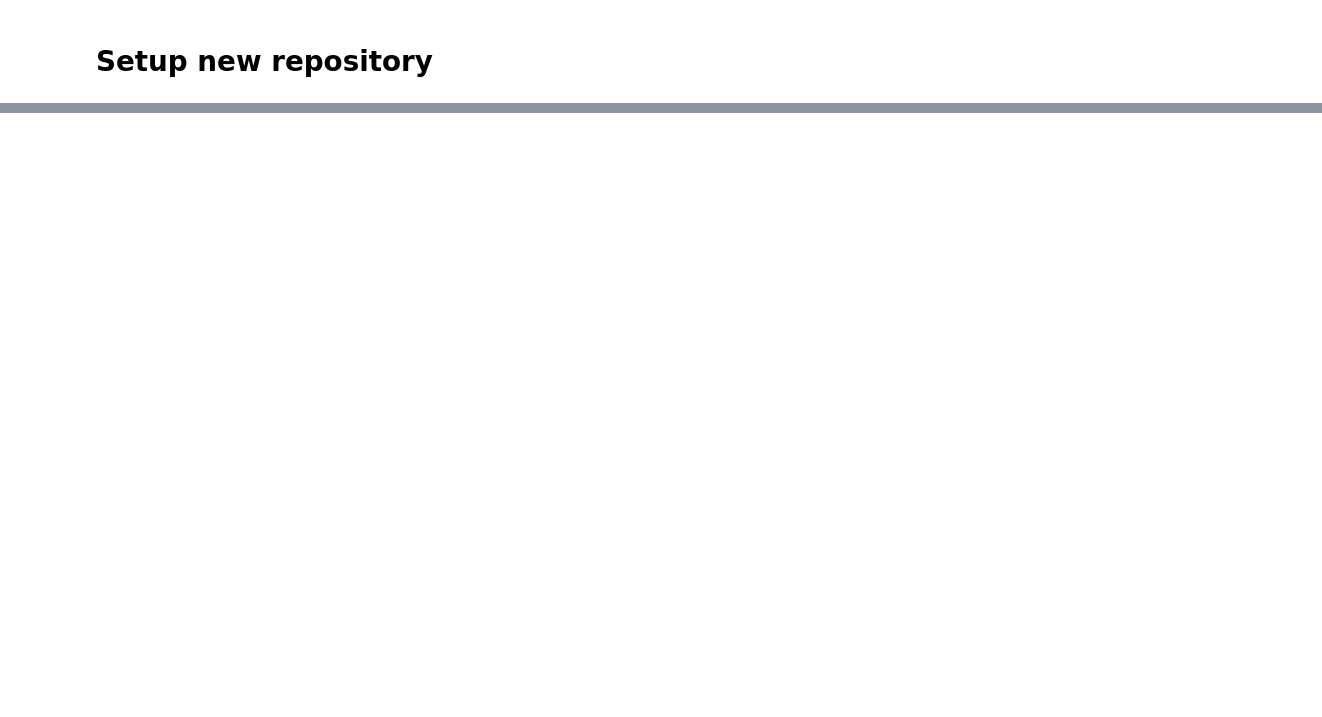
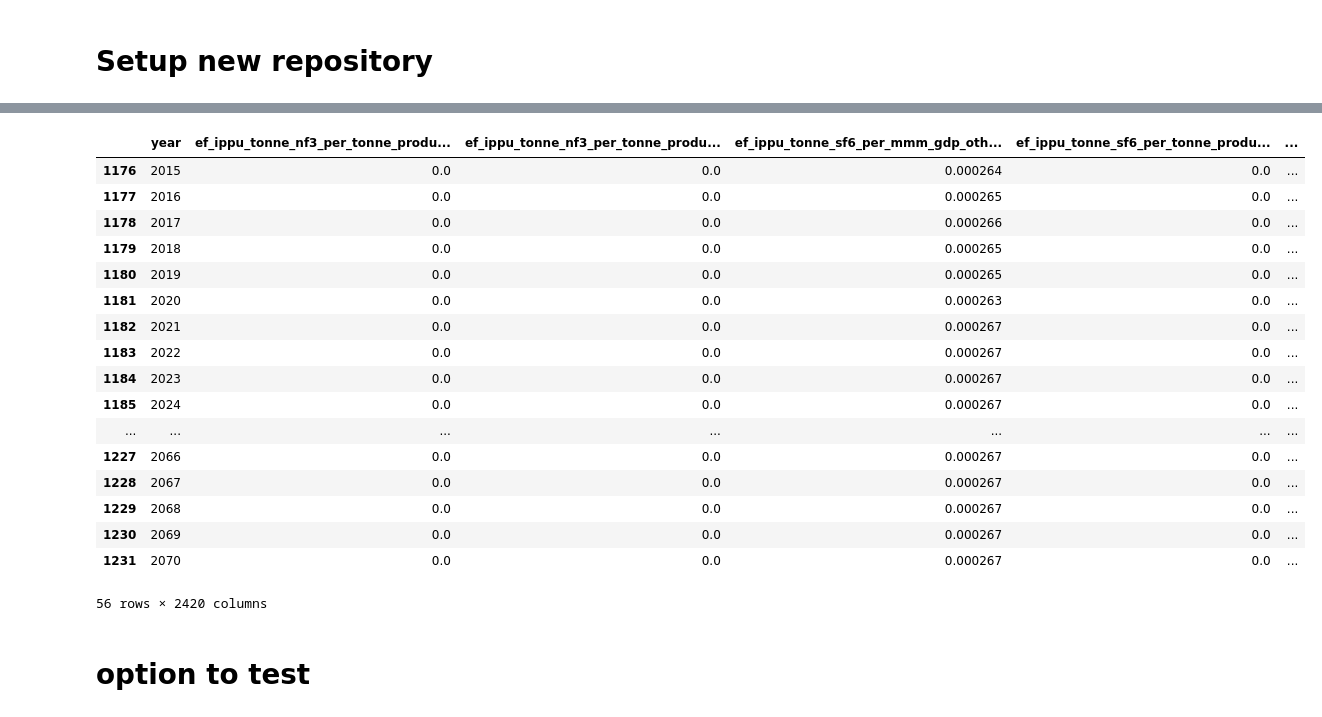
Before and after one commit to jcsyme/sisepuede_region_nbs, a Jupyter notebook: generic_regions/shortterm_build_regions_data.ipynb, the cells around one changed output, grey strips where cells are left out. Drawn from its saved outputs; the diff is of its cells as text; code cells hidden in the pictures; blank space fills up the shorter version.

Commit message:
added data for a number of countries and built a notebook to facilitate building data

```diff
--- a/generic_regions/shortterm_build_regions_data.ipynb
+++ b/generic_regions/shortterm_build_regions_data.ipynb
@@ -99,7 +210,7 @@ Getting old repository data...
 # %%
 importlib.reload(dc)
 construct = dc.SISEPUEDEDataConstructs(
-    path_output_database = "/Users/usuario/git/sisepuede_data_pipeline/sisepuede_inputs.sqlite",
+    _PATH_OUTPUT_database = "/Users/usuario/git/sisepuede_data_pipeline/sisepuede_inputs.sqlite",
 )
 
 path_repo = pathlib.Path("/Users/usuario/SISEPUEDE_DATA_REPOSITORY")
@@ -114,4 +225,5 @@ repo = pu.Repository(
 # get from pipeline
 df_from_pipeline = construct.build_inputs_from_database(
     regions_keep = _REGIONS_BUILD,
+    join = "outer"
 )
@@ -243,15 +351,40 @@ function_combine(
 # %%
+
 df_out = []
+export = False
+# years = range(2015, 2071)
+
+def build_path_for_region_file(
+    iso: str,
+) -> pathlib.Path:
+    """Build the output path for a file
+    """
+    fn = f"{_PREFIX_FILENAME_DATASETBUILD_BY_REGION}{iso}.csv"
+    path_out = _PATH_OUTPUT.joinpath(fn)
+
+    return path_out
+
+
 
 for iso in _REGIONS_ISO:
+    print(iso)
     df_cur = function_combine(
         df_from_pipeline,
-        df_out,
+        df_old,
         df_example_input,
         iso,
     )
     df_cur[regions.field_iso] = iso
 
+    # write to the output location?
+    if export:
+        path_write = build_path_for_region_file(iso, )
+        df_cur.to_csv(
+            path_write,
+            encoding = "UTF-8",
+            index = None,
+        )
+
     df_out.append(df_cur,)
 
 df_out = sf._concat_df(df_out, )
@@ -257,0 +409,25 @@ df_out = sf._concat_df(df_out, )
+# %%
+df_out[
+        df_out[regions.field_iso].isin([region_run])
+    ]
+# %% [output]
+|  | year | ef_ippu_tonne_nf3_per_tonne_produ... | ef_ippu_tonne_nf3_per_tonne_produ... | ef_ippu_tonne_sf6_per_mmm_gdp_oth... | ef_ippu_tonne_sf6_per_tonne_produ... | ... |
+| 1176 | 2015 | 0.0 | 0.0 | 0.000264 | 0.0 | ... |
+| 1177 | 2016 | 0.0 | 0.0 | 0.000265 | 0.0 | ... |
+| 1178 | 2017 | 0.0 | 0.0 | 0.000266 | 0.0 | ... |
+| 1179 | 2018 | 0.0 | 0.0 | 0.000265 | 0.0 | ... |
+| 1180 | 2019 | 0.0 | 0.0 | 0.000265 | 0.0 | ... |
+| 1181 | 2020 | 0.0 | 0.0 | 0.000263 | 0.0 | ... |
+| 1182 | 2021 | 0.0 | 0.0 | 0.000267 | 0.0 | ... |
+| 1183 | 2022 | 0.0 | 0.0 | 0.000267 | 0.0 | ... |
+| 1184 | 2023 | 0.0 | 0.0 | 0.000267 | 0.0 | ... |
+| 1185 | 2024 | 0.0 | 0.0 | 0.000267 | 0.0 | ... |
+| ... | ... | ... | ... | ... | ... | ... |
+| 1227 | 2066 | 0.0 | 0.0 | 0.000267 | 0.0 | ... |
+| 1228 | 2067 | 0.0 | 0.0 | 0.000267 | 0.0 | ... |
+| 1229 | 2068 | 0.0 | 0.0 | 0.000267 | 0.0 | ... |
+| 1230 | 2069 | 0.0 | 0.0 | 0.000267 | 0.0 | ... |
+| 1231 | 2070 | 0.0 | 0.0 | 0.000267 | 0.0 | ... |
+56 rows × 2420 columns
+# %% [markdown]
+# option to test
```
Also changed, not shown: parts of 10 cells of this notebook, 36 other files.
